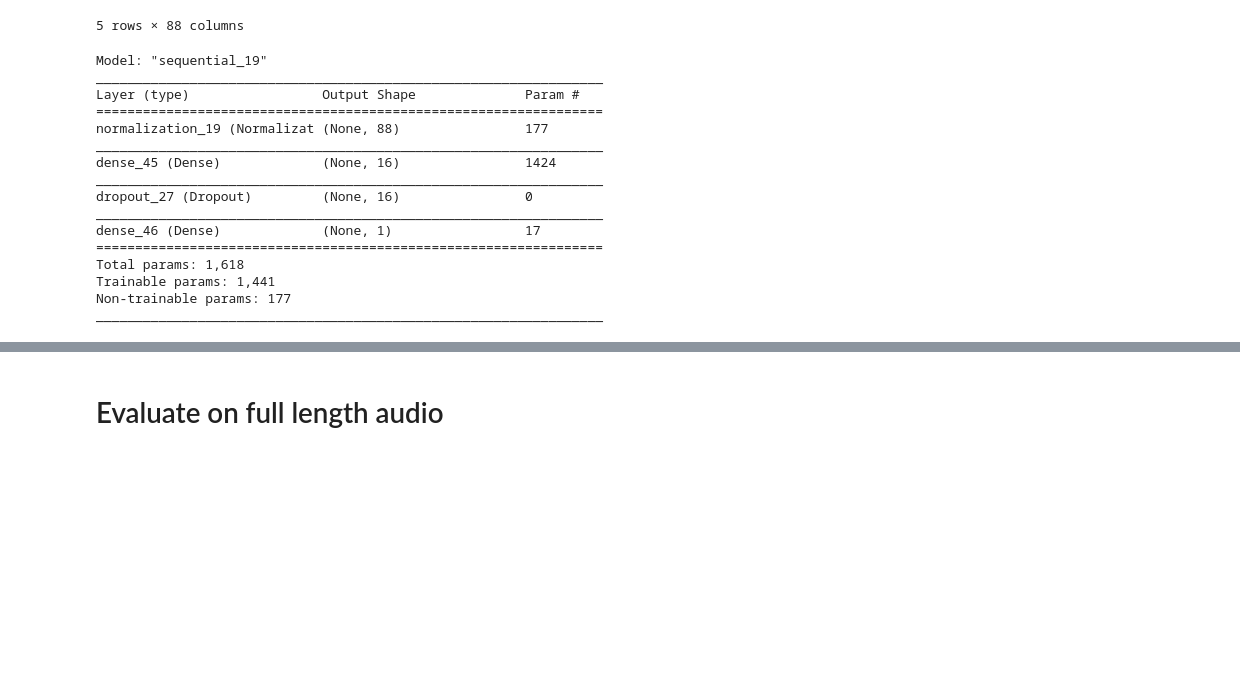
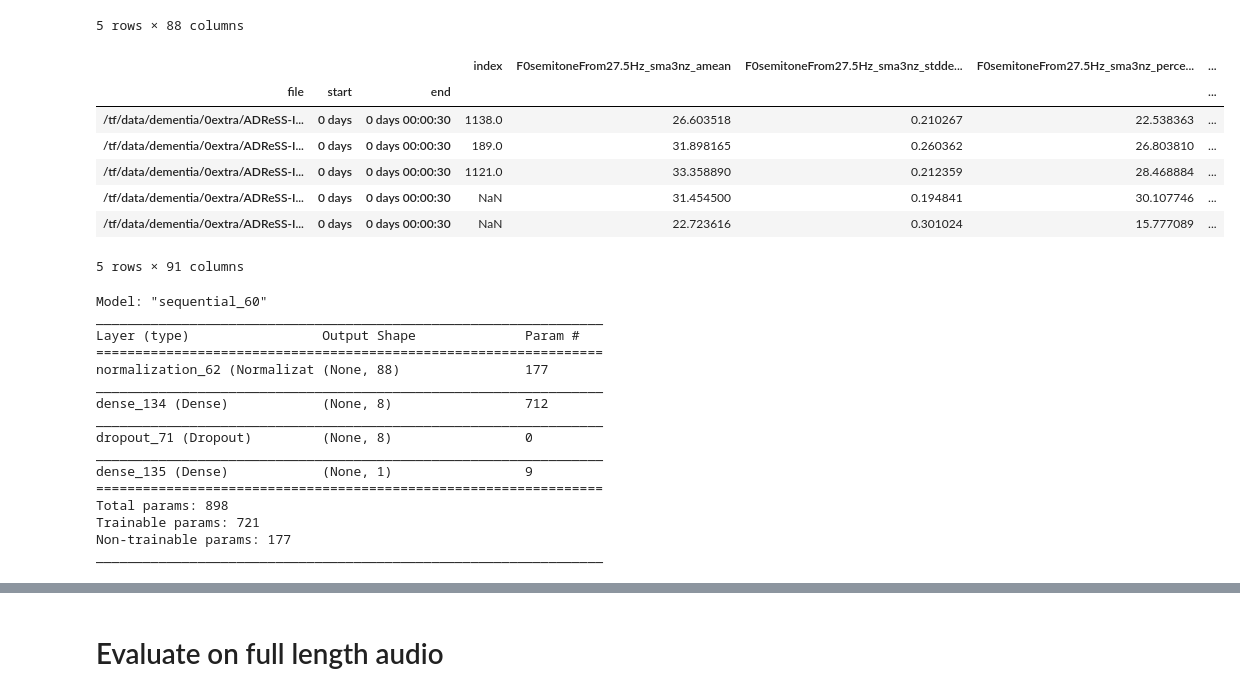
Before and after one commit to W210-SP21-Capstone-Dementia/model, a Jupyter notebook: 1-SMILE eGeMAPSv01b Feature Extraction + Augmented Data.ipynb, the cells around one changed output, grey strips where cells are left out. Cells and saved outputs as stored; diff of their text form; code cells hidden in the pictures; blank space fills up the shorter version.

```diff
--- a/1-SMILE eGeMAPSv01b Feature Extraction + Augmented Data.ipynb
+++ b/1-SMILE eGeMAPSv01b Feature Extraction + Augmented Data.ipynb
@@ -64,8 +58,21 @@ control_data = add_MMSE(control_data)
 data = pd.concat([ad_data,control_data])
 # %%
 data.to_csv(path_or_buf = 'eGeMAPSv01b_features_30s.csv', index=True)
+# %%
+data = pd.read_csv(filepath_or_buffer= 'eGeMAPSv01b_features_30s.csv', index_col = ['file', 'start', 'end'] )
 # %%
 data = data.sample(frac=1)
 # %%
 data = data[data["MMSE"]!=' NA']
 data["MMSE"] = data["MMSE"].astype(float)
+# %%
+data.head()
+# %% [output]
+|  |  |  | index | F0semitoneFrom27.5Hz_sma3nz_amean | F0semitoneFrom27.5Hz_sma3nz_stdde... | F0semitoneFrom27.5Hz_sma3nz_perce... | ... |
+| file | start | end |  |  |  |  | ... |
+| /tf/data/dementia/0extra/ADReSS-I... | 0 days | 0 days 00:00:30 | 1138.0 | 26.603518 | 0.210267 | 22.538363 | ... |
+| /tf/data/dementia/0extra/ADReSS-I... | 0 days | 0 days 00:00:30 | 189.0 | 31.898165 | 0.260362 | 26.803810 | ... |
+| /tf/data/dementia/0extra/ADReSS-I... | 0 days | 0 days 00:00:30 | 1121.0 | 33.358890 | 0.212359 | 28.468884 | ... |
+| /tf/data/dementia/0extra/ADReSS-I... | 0 days | 0 days 00:00:30 | NaN | 31.454500 | 0.194841 | 30.107746 | ... |
+| /tf/data/dementia/0extra/ADReSS-I... | 0 days | 0 days 00:00:30 | NaN | 22.723616 | 0.301024 | 15.777089 | ... |
+5 rows × 91 columns
@@ -92,31 +121,33 @@ norm_layer.adapt(train_x)
 model = models.Sequential([
     layers.Input(shape=(88,)),
     norm_layer,
+#     layers.BatchNormalization(),
+
 #     layers.Dense(2056, activation='relu'),
 #     layers.Dropout(0.5),
 #     layers.Dense(512, activation='relu'),
 #     layers.Dropout(0.5),
-    layers.Dense(16, activation='relu'),
+    layers.Dense(8, activation='relu', kernel_initializer='he_normal'),
     layers.Dropout(0.5),
-    layers.Dense(1, activation='relu')
+    layers.Dense(1, activation='relu', kernel_initializer='he_normal')
 ])
 
 model.summary()
 # %% [output]
-Model: "sequential_19"
+Model: "sequential_60"
 _________________________________________________________________
 Layer (type)                 Output Shape              Param #
 =================================================================
-normalization_19 (Normalizat (None, 88)                177
+normalization_62 (Normalizat (None, 88)                177
 _________________________________________________________________
-dense_45 (Dense)             (None, 16)                1424
+dense_134 (Dense)            (None, 8)                 712
 _________________________________________________________________
-dropout_27 (Dropout)         (None, 16)                0
+dropout_71 (Dropout)         (None, 8)                 0
 _________________________________________________________________
-dense_46 (Dense)             (None, 1)                 17
+dense_135 (Dense)            (None, 1)                 9
 =================================================================
-Total params: 1,618
-Trainable params: 1,441
+Total params: 898
+Trainable params: 721
 Non-trainable params: 177
 _________________________________________________________________
 # %%
```
Also changed, not shown: parts of 33 cells of this notebook, 8 other files.
